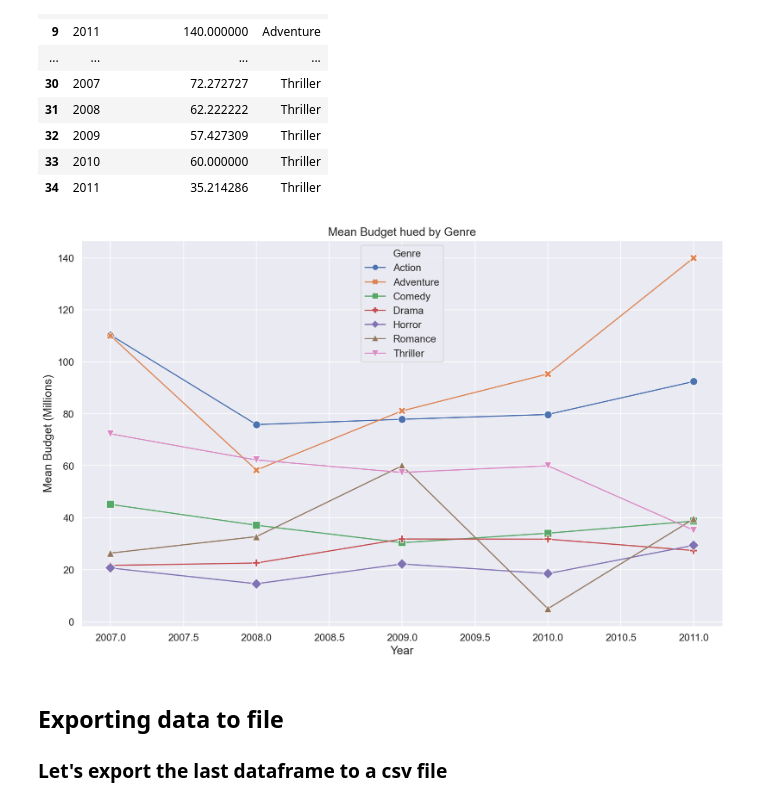
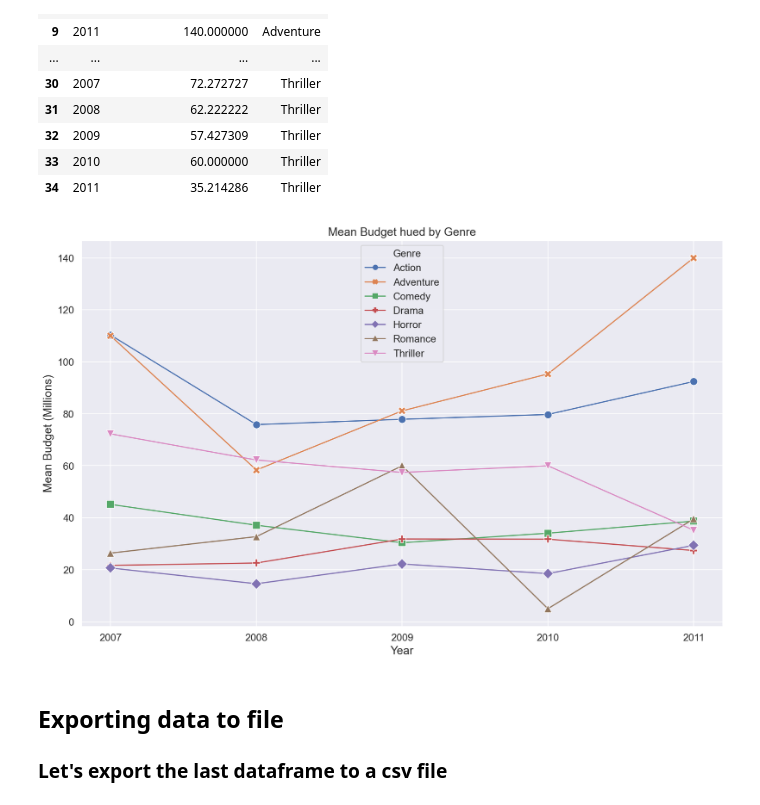
Before and after one commit to broilo/How-to, a Jupyter notebook: Analysis_with_Pandas/HT_Using-Pandas.ipynb, the cells around one changed output. Saved outputs shown, nothing was run; the diff lists cells and outputs as text; code cells hidden in the pictures.

```diff
--- a/Analysis_with_Pandas/HT_Using-Pandas.ipynb
+++ b/Analysis_with_Pandas/HT_Using-Pandas.ipynb
@@ -944,17 +926,18 @@ df2
 # %%
 plt.figure(2, figsize = (15, 15/1.6180))
 
 ax = sns.lineplot(x = "Year", y = "Mean_Budget_Millions", data = df2,
                   style = 'Genre', hue = 'Genre',
                   markers = True, dashes = False, markersize = 10)
+ax.xaxis.set_major_locator(MaxNLocator(integer = True))
 plt.xlabel('Year', fontsize = 15)
 plt.ylabel('Mean Budget (Millions)', fontsize = 15)
 plt.title('Mean Budget hued by Genre', fontsize = 15)
 #ax.set(xlabel = 'Year', ylabel = 'Mean Sentiment')
 #plt.savefig('Mean Budget Location per year.png')
 plt.show()
 # %% [output]
-[figure, old version]
+[figure, new version]
 # %% [markdown]
 ## Exporting data to file
 ### Let's export the last dataframe to a csv file
```
Also changed, not shown: parts of 9 cells of this notebook.
